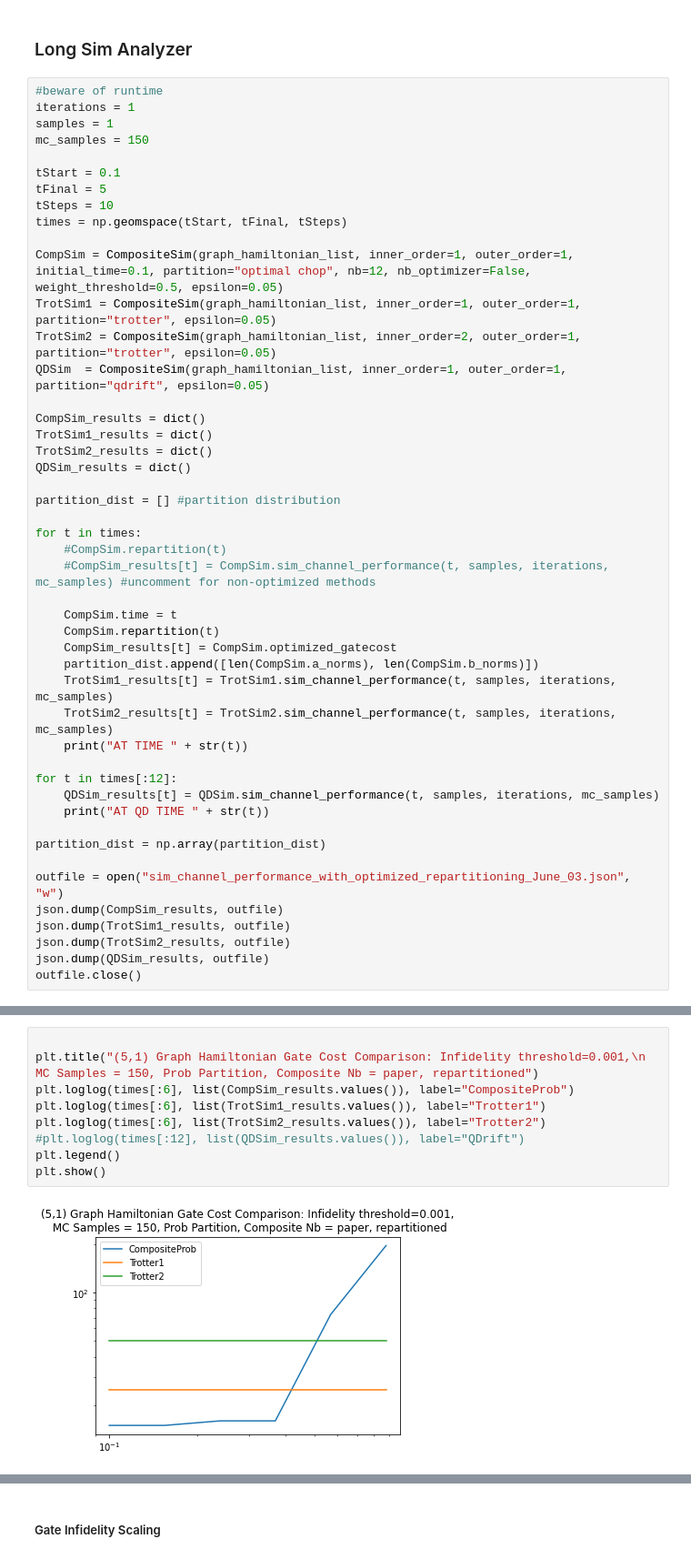
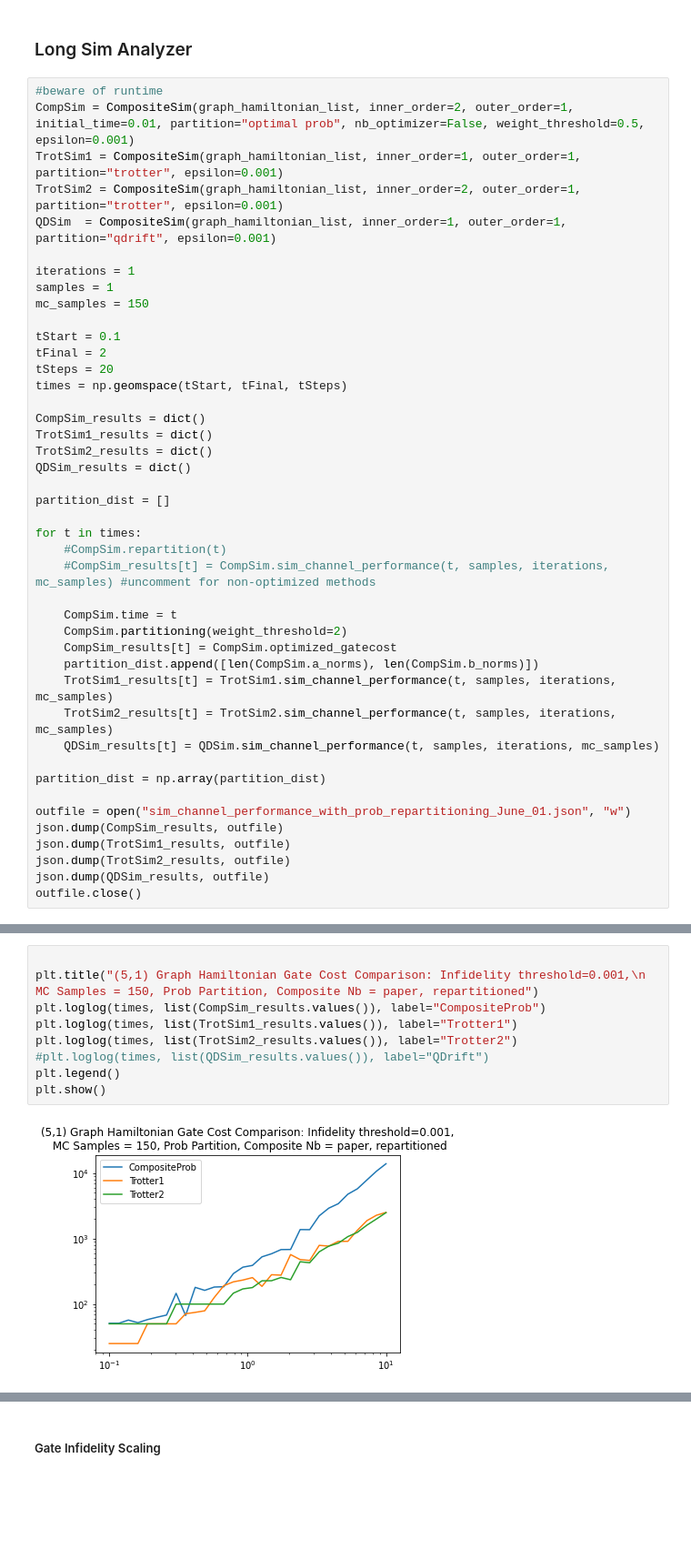
Before and after one commit to mattp97/Trotter-Qdrift-Simulation, a Jupyter notebook: Hybridized Simulation Jellium.ipynb, the cells around one changed output, grey strips where cells are left out. Shown at 91% size. Cells and saved outputs as stored; diff of their text form; blank space fills up the shorter version.

```diff
--- a/Hybridized Simulation Jellium.ipynb
+++ b/Hybridized Simulation Jellium.ipynb
@@ -587,46 +526,42 @@ TypeError: list indices must be integers or slices, not tuple
 ### Long Sim Analyzer
 # %%
 #beware of runtime
+CompSim = CompositeSim(graph_hamiltonian_list, inner_order=2, outer_order=1, initial_time=0.01, partition="optimal prob", nb_optimizer=False, weight_threshold=0.5, epsilon=0.001)
+TrotSim1 = CompositeSim(graph_hamiltonian_list, inner_order=1, outer_order=1, partition="trotter", epsilon=0.001)
+TrotSim2 = CompositeSim(graph_hamiltonian_list, inner_order=2, outer_order=1, partition="trotter", epsilon=0.001)
+QDSim  = CompositeSim(graph_hamiltonian_list, inner_order=1, outer_order=1, partition="qdrift", epsilon=0.001)
+
 iterations = 1
 samples = 1
 mc_samples = 150
 
 tStart = 0.1
-tFinal = 5
-tSteps = 10
+tFinal = 2
+tSteps = 20
 times = np.geomspace(tStart, tFinal, tSteps)
-
-CompSim = CompositeSim(graph_hamiltonian_list, inner_order=1, outer_order=1, initial_time=0.1, partition="optimal chop", nb=12, nb_optimizer=False, weight_threshold=0.5, epsilon=0.05)
-TrotSim1 = CompositeSim(graph_hamiltonian_list, inner_order=1, outer_order=1, partition="trotter", epsilon=0.05)
-TrotSim2 = CompositeSim(graph_hamiltonian_list, inner_order=2, outer_order=1, partition="trotter", epsilon=0.05)
-QDSim  = CompositeSim(graph_hamiltonian_list, inner_order=1, outer_order=1, partition="qdrift", epsilon=0.05)
 
 CompSim_results = dict()
 TrotSim1_results = dict()
 TrotSim2_results = dict()
 QDSim_results = dict()
 
-partition_dist = [] #partition distribution
+partition_dist = []
 
 for t in times:
     #CompSim.repartition(t)
     #CompSim_results[t] = CompSim.sim_channel_performance(t, samples, iterations, mc_samples) #uncomment for non-optimized methods
 
     CompSim.time = t
-    CompSim.repartition(t)
+    CompSim.partitioning(weight_threshold=2)
     CompSim_results[t] = CompSim.optimized_gatecost
     partition_dist.append([len(CompSim.a_norms), len(CompSim.b_norms)])
     TrotSim1_results[t] = TrotSim1.sim_channel_performance(t, samples, iterations, mc_samples)
     TrotSim2_results[t] = TrotSim2.sim_channel_performance(t, samples, iterations, mc_samples)
-    print("AT TIME " + str(t))
-
-for t in times[:12]:
     QDSim_results[t] = QDSim.sim_channel_performance(t, samples, iterations, mc_samples)
-    print("AT QD TIME " + str(t))
 
 partition_dist = np.array(partition_dist)
 
-outfile = open("sim_channel_performance_with_optimized_repartitioning_June_03.json", "w")
+outfile = open("sim_channel_performance_with_prob_repartitioning_June_01.json", "w")
 json.dump(CompSim_results, outfile)
 json.dump(TrotSim1_results, outfile)
 json.dump(TrotSim2_results, outfile)
@@ -654,14 +588,14 @@ KeyboardInterrupt:
 # %%
 
 plt.title("(5,1) Graph Hamiltonian Gate Cost Comparison: Infidelity threshold=0.001,\n MC Samples = 150, Prob Partition, Composite Nb = paper, repartitioned")
-plt.loglog(times[:6], list(CompSim_results.values()), label="CompositeProb")
-plt.loglog(times[:6], list(TrotSim1_results.values()), label="Trotter1")
-plt.loglog(times[:6], list(TrotSim2_results.values()), label="Trotter2")
-#plt.loglog(times[:12], list(QDSim_results.values()), label="QDrift")
+plt.loglog(times, list(CompSim_results.values()), label="CompositeProb")
+plt.loglog(times, list(TrotSim1_results.values()), label="Trotter1")
+plt.loglog(times, list(TrotSim2_results.values()), label="Trotter2")
+#plt.loglog(times, list(QDSim_results.values()), label="QDrift")
 plt.legend()
 plt.show()
 # %% [output]
-[figure, old version]
+[figure, new version]
 # %%
 plt.title("Partitioning Scheme vs Time")
 plt.plot(times, partition_dist[:,0], label="TrotterTerms")
```
Also changed, not shown: parts of 14 cells of this notebook, 2 other files.
